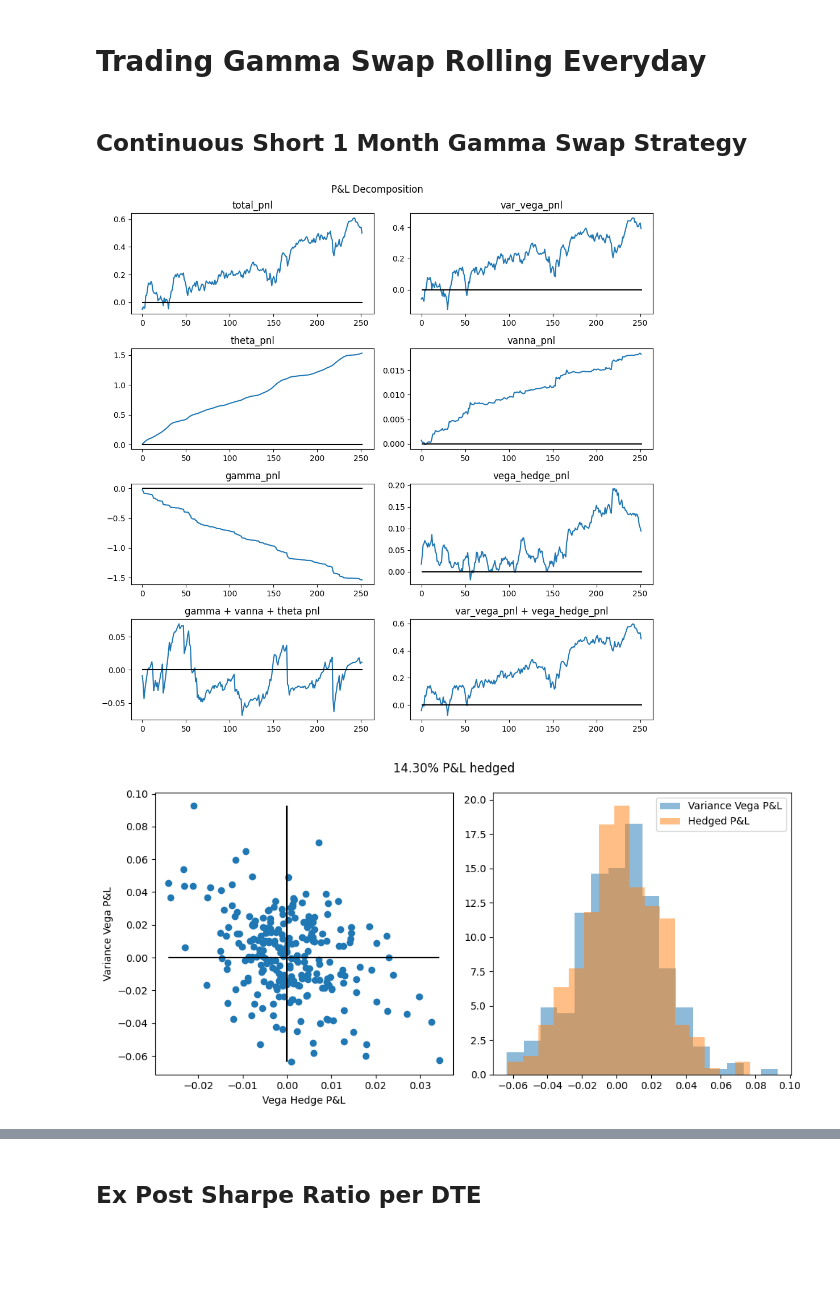
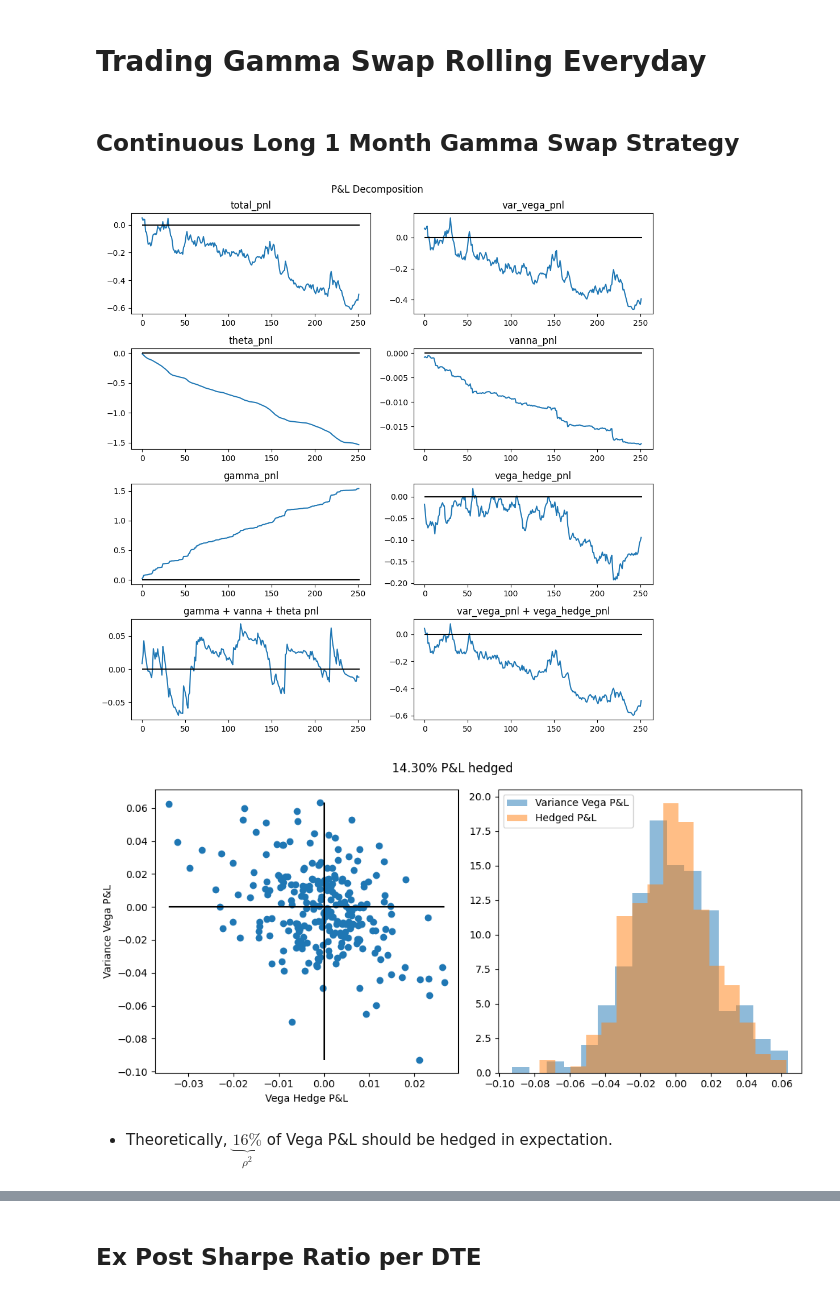
Before and after one commit to Newtype07/volatility-arbitrage-stoch-vol, a Jupyter notebook: volatility_arbitrage/strategy/gamma_swap_sanity_check.ipynb, the cells around one changed output, grey strips where cells are left out. Cells and saved outputs as stored; diff of their text form; code cells hidden in the pictures; blank space fills up the shorter version.

```diff
--- a/volatility_arbitrage/strategy/gamma_swap_sanity_check.ipynb
+++ b/volatility_arbitrage/strategy/gamma_swap_sanity_check.ipynb
@@ -72,16 +72,18 @@ for dte in target_dte:
     )
     gamma_swap_pnl_per_dte[dte] = pnl_calculator
 # %% [markdown]
-## Continuous Short 1 Month Gamma Swap Strategy
+## Continuous Long 1 Month Gamma Swap Strategy
 # %%
-cont_short_strategy = -np.ones_like(real_var[:-1]) * 100
-cont_short_pnl = gamma_swap_pnl_per_dte[21].get_strategy_pnl(cont_short_strategy)
+cont_long_strategy = np.full_like(real_var[:-1], 100)
+cont_long_pnl = gamma_swap_pnl_per_dte[21].get_strategy_pnl(cont_long_strategy)
 # %%
-plot_pnl_of_path(cont_short_pnl, 0)
+plot_pnl_of_path(cont_long_pnl, 0)
 # %% [output]
-[figure, old version]
+[figure, new version]
 # %%
-plot_vega_hedge_performance_of_path(cont_short_pnl, 0)
+plot_vega_hedge_performance_of_path(cont_long_pnl, 0)
 # %% [output]
-[figure, old version]
+[figure, new version]
+# %% [markdown]
+- Theoretically, $\underbrace{16\%}_{\rho^2}$ of Vega P&L should be hedged in expectation.
 # %%
```
Also changed, not shown: parts of 5 cells of this notebook, 8 other files.
